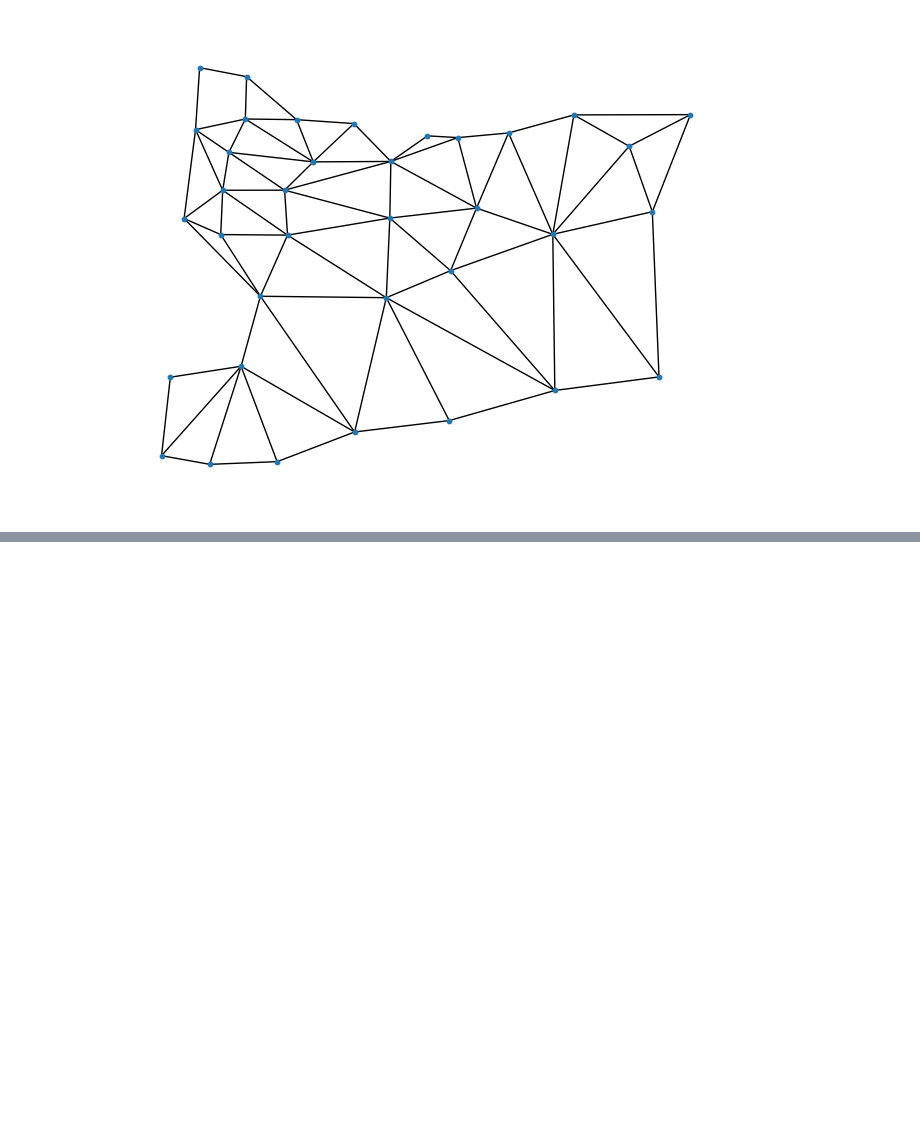
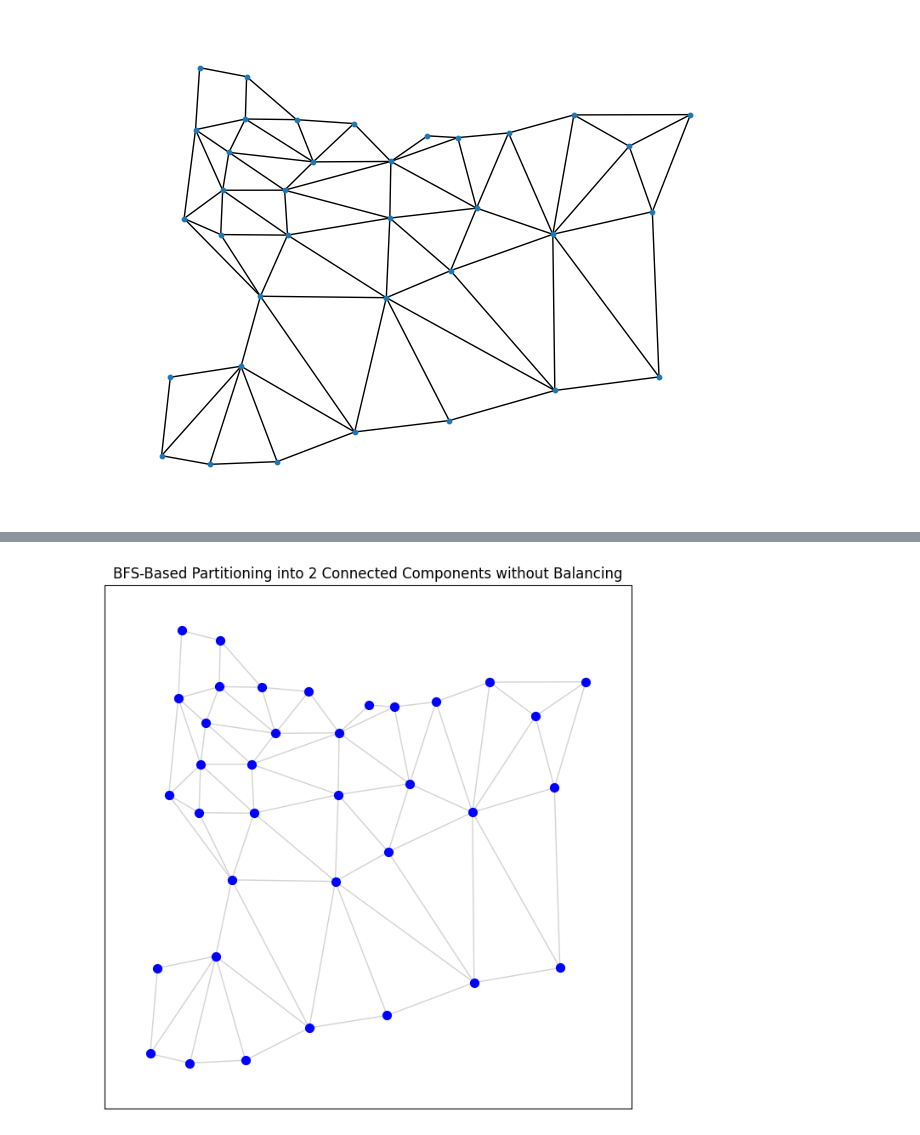
Before and after one commit to brookecarofeinberg/SamplingBalancedForests, a Jupyter notebook: oregon.ipynb, the cells around one changed output, grey strips where cells are left out. Drawn from its saved outputs; the diff is of its cells as text; code cells hidden in the pictures; blank space fills up the shorter version.

```diff
--- a/oregon.ipynb
+++ b/oregon.ipynb
@@ -94,0 +191,77 @@ wilson.draw_tree(spanning_tree, root, node_locations)
+# %%
+'''
+# Modify the BFS-based partitioning to split the graph into 2 connected partitions without balancing
+class BFSPartitioningWithoutBalancing:
+    def __init__(self, graph, k=2):
+        self.graph = graph
+        self.k = k
+        self.partition = {node: -1 for node in self.graph.nodes()}  # -1 means unassigned
+        self.current_partition = 0  # Start with partition 0
+
+    def bfs(self, start_node):
+        """
+        Perform BFS to grow the current partition.
+
+        :param start_node: The starting node for the BFS traversal.
+        """
+        queue = [start_node]
+        self.partition[start_node] = self.current_partition
+
+        while queue:
+            node = queue.pop(0)
+
+            # Visit all neighbors and attempt to grow the current partition
+            for neighbor in self.graph.neighbors(node):
+                if self.partition[neighbor] == -1:  # Unvisited neighbor
+                    self.partition[neighbor] = self.current_partition
+                    queue.append(neighbor)
+
+    def partition_graph(self):
+        """
+        Partition the graph into k connected components without balancing.
+        """
+        for node in self.graph.nodes():
+            if self.partition[node] == -1:  # Unvisited node
+                # Perform BFS starting from this node
+                self.bfs(node)
+
+                # Move to the next partition
+                self.current_partition = (self.current_partition + 1) % self.k
+
+    def draw_partitions(self, node_locations):
+        """
+        Visualize the partitions on the graph.
+
+        :param node_locations: A dictionary of node positions (longitude, latitude).
+        """
+        plt.figure(figsize=(8, 8))  # Create a figure for the plot
+
+        # Partition 0 nodes (colored blue)
+        nodes_part_0 = [node for node, part in self.partition.items() if part == 0]
+        nx.draw_networkx_nodes(self.graph, pos=node_locations, nodelist=nodes_part_0, node_color='blue', node_size=50)
+
+        # Partition 1 nodes (colored green)
+        nodes_part_1 = [node for node, part in self.partition.items() if part == 1]
+        nx.draw_networkx_nodes(self.graph, pos=node_locations, nodelist=nodes_part_1, node_color='green', node_size=50)
+
+        # Draw edges in light gray
+        nx.draw_networkx_edges(self.graph, pos=node_locations, edge_color='lightgray')
+
+        plt.title("BFS-Based Partitioning into 2 Connected Components without Balancing")
+        plt.show()
+
+# Assuming the Oregon graph and node locations are already provided
+node_locations = {v: (float(oregon.nodes[v]["INTPTLON20"]), float(oregon.nodes[v]["INTPTLAT20"])) for v in oregon.nodes()}
+
+# Create the BFS partitioning object without balancing
+bfs_partitioning_no_balance = BFSPartitioningWithoutBalancing(oregon, k=2)
+
+# Partition the graph into 2 connected components
+bfs_partitioning_no_balance.partition_graph()
+
+# Visualize the partitions
+bfs_partitioning_no_balance.draw_partitions(node_locations)
+
+'''
+# %% [output]
+[figure, added]
```
Also changed, not shown: parts of 6 cells of this notebook.
